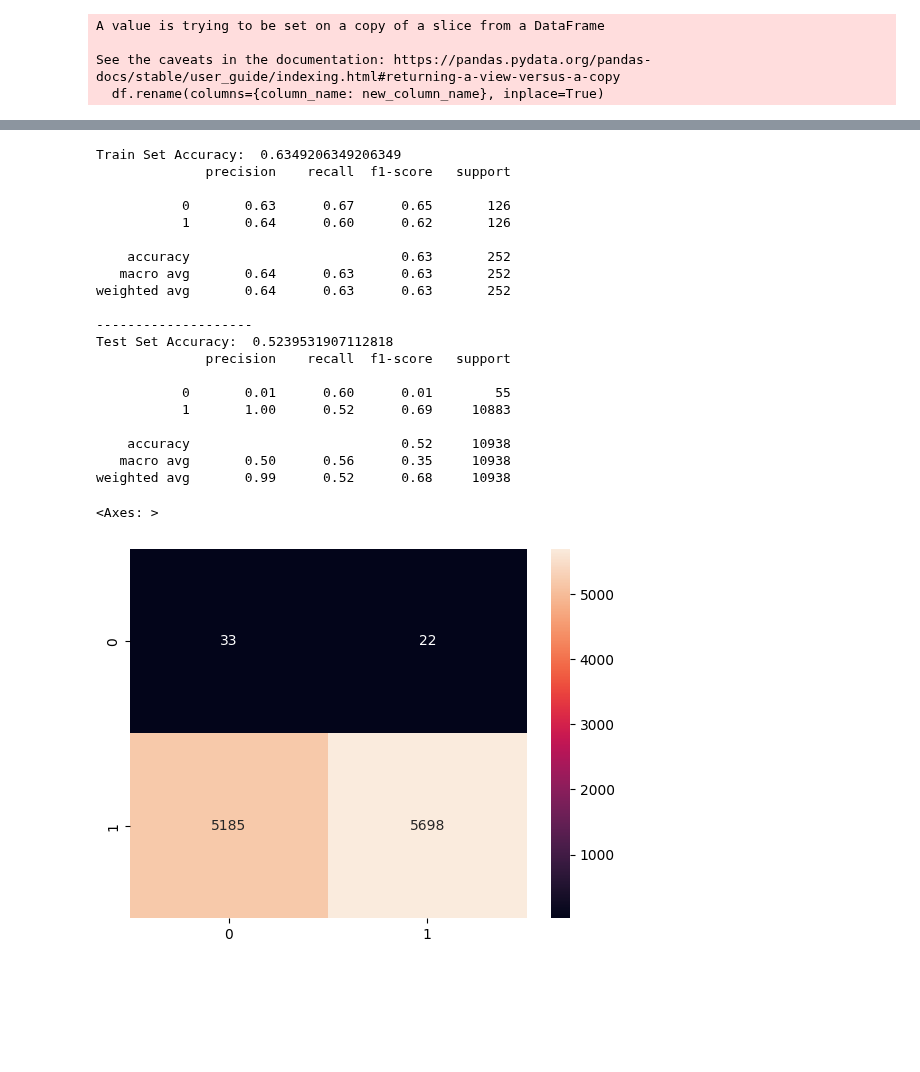
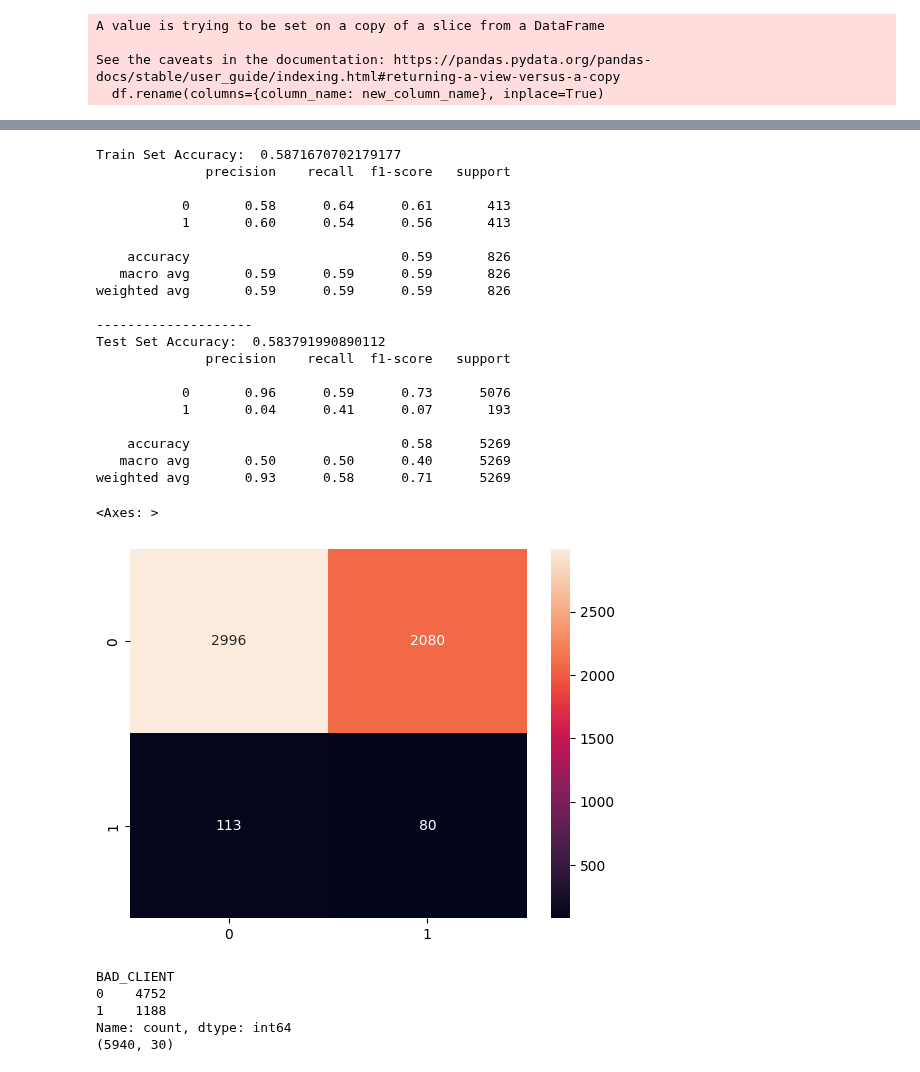
Before and after one commit to EnricoMiche1210760/prediction-of-creditworthiness-for-credit-card-issuance, a Jupyter notebook: main.ipynb, the cells around one changed output, grey strips where cells are left out. Cells and saved outputs as stored; diff of their text form; code cells hidden in the pictures; blank space fills up the shorter version.

```diff
--- a/main.ipynb
+++ b/main.ipynb
@@ -398,3 +410,5 @@ approved_applications[approved_applications['ID'] == 5135344]
+# %%
+approved_applications = approved_applications.drop(columns=["OCCUPATION_TYPE"])
 # %%
 from sklearn.model_selection import train_test_split
 from sklearn.compose import ColumnTransformer
@@ -402,19 +416,17 @@ from sklearn.preprocessing import OneHotEncoder
 
 RANDOM_STATE = 7
 columns_to_ordinal_encode = ["FLAG_OWN_CAR", "FLAG_OWN_REALTY"]
-columns_to_one_hot_encode = ["NAME_FAMILY_STATUS", "NAME_INCOME_TYPE", "NAME_EDUCATION_TYPE", "NAME_HOUSING_TYPE", "OCCUPATION_TYPE"]
+columns_to_one_hot_encode = ["NAME_FAMILY_STATUS", "NAME_INCOME_TYPE", "NAME_EDUCATION_TYPE", "NAME_HOUSING_TYPE"]
 columns_to_scale = ["AMT_INCOME_TOTAL", "AGE", "YEARS_EMPLOYED", "CNT_FAM_MEMBERS"]
-columns_not_to_encode = ["FLAG_MOBIL", "FLAG_WORK_PHONE", "FLAG_PHONE", "FLAG_EMAIL"]
+columns_not_to_encode = ["FLAG_WORK_PHONE", "FLAG_PHONE", "FLAG_EMAIL"]
 
-X = approved_applications.drop(columns=['ID', 'CLIENT_RELIABILITY', 'CLIENT_CREDITWORTHINESS'])
-y = approved_applications['CLIENT_CREDITWORTHINESS']
+X = approved_applications.drop(columns=['ID', 'CLIENT_RELIABILITY', 'BAD_CLIENT', 'FLAG_MOBIL'])
+y = approved_applications['BAD_CLIENT']
 
 X_train, X_test, y_train, y_test = train_test_split(X, y, test_size=0.3, random_state=RANDOM_STATE)
 
-#oe = OrdinalEncoder(encoded_missing_value = -1, handle_unknown = 'use_encoded_value', unknown_value = -2)
-
 column_transformer = ColumnTransformer([
-    ('ORDINAL', OrdinalEncoder(), columns_to_ordinal_encode),
+    ('ORDINAL', OrdinalEncoder( ), columns_to_ordinal_encode),
     ('OHE', OneHotEncoder(sparse_output=False), columns_to_one_hot_encode),
     ],
     remainder='passthrough')
@@ -476,6 +498,6 @@ Name: count, dtype: int64
 from imblearn.over_sampling import SMOTE
 
 smote = SMOTE(random_state=RANDOM_STATE)
-X_train_std, y_train_smote = smote.fit_resample(X_train_std, y_train)
+X_train_std_smt, y_train_smote = smote.fit_resample(X_train_std, y_train)
 print(y_train_smote.value_counts())
 # %% [output]
@@ -487,6 +509,6 @@ Name: count, dtype: int64
 from imblearn.under_sampling import RandomUnderSampler
 
 rus = RandomUnderSampler(random_state=RANDOM_STATE)
-X_train_std, y_train_rus = rus.fit_resample(X_train_std, y_train)
+X_train_stdrus, y_train_rus = rus.fit_resample(X_train_std, y_train)
 print(y_train_rus.value_counts())
 # %% [output]
@@ -536,38 +560,52 @@ weighted avg       0.99      0.96      0.98     10938
 # %%
 log_reg = LogisticRegression(random_state=RANDOM_STATE, max_iter=1000, class_weight='balanced')
-log_reg.fit(X_train_std, y_train_rus)
-print("Train Set Accuracy: ", log_reg.score(X_train_std, y_train_rus))
-y_pred_proba = log_reg.predict_proba(X_train_std)
+log_reg.fit(X_train_stdrus, y_train_rus)
+print("Train Set Accuracy: ", log_reg.score(X_train_stdrus, y_train_rus))
+y_pred_proba = log_reg.predict_proba(X_train_stdrus)
 y_pred_train = np.where(y_pred_proba[:,1]>0.5, 1, 0)
 print(classification_report(y_train_rus, y_pred_train))
 print("--------------------")
 print("Test Set Accuracy: ", log_reg.score(X_test_std, y_test))
 y_pred_proba = log_reg.predict_proba(X_test_std)
 y_pred = np.where(y_pred_proba[:,1]>0.5, 1, 0)
 
 print(classification_report(y_test, y_pred))
 
 sns.heatmap(confusion_matrix(y_test, y_pred), annot=True, fmt='d')
 # %% [output]
-Train Set Accuracy:  0.6349206349206349
+Train Set Accuracy:  0.5871670702179177
               precision    recall  f1-score   support
 
-           0       0.63      0.67      0.65       126
-           1       0.64      0.60      0.62       126
+           0       0.58      0.64      0.61       413
+           1       0.60      0.54      0.56       413
 
-    accuracy                           0.63       252
-   macro avg       0.64      0.63      0.63       252
-weighted avg       0.64      0.63      0.63       252
+    accuracy                           0.59       826
+   macro avg       0.59      0.59      0.59       826
+weighted avg       0.59      0.59      0.59       826
 
 --------------------
-Test Set Accuracy:  0.5239531907112818
+Test Set Accuracy:  0.583791990890112
               precision    recall  f1-score   support
 
-           0       0.01      0.60      0.01        55
-           1       1.00      0.52      0.69     10883
+           0       0.96      0.59      0.73      5076
+           1       0.04      0.41      0.07       193
 
-    accuracy                           0.52     10938
-   macro avg       0.50      0.56      0.35     10938
-weighted avg       0.99      0.52      0.68     10938
+    accuracy                           0.58      5269
+   macro avg       0.50      0.50      0.40      5269
+weighted avg       0.93      0.58      0.71      5269
 <Axes: >
-[figure, old version]
+[figure, new version]
+# %%
+smote = SMOTE(sampling_strategy=0.1, random_state=RANDOM_STATE)
+X_train_std_smt03, y_train_smt03 = smote.fit_resample(X_train_std, y_train)
+under = RandomUnderSampler(sampling_strategy=0.25, random_state=RANDOM_STATE)
+X_train_std_smt03rus, y_train_smt03rus = under.fit_resample(X_train_std_smt03, y_train_smt03)
+
+print(y_train_smt03rus.value_counts())
+print(X_train_std_smt03rus.shape)
+# %% [output]
+BAD_CLIENT
+0    4752
+1    1188
+Name: count, dtype: int64
+(5940, 30)
```
Also changed, not shown: parts of 33 cells of this notebook.
